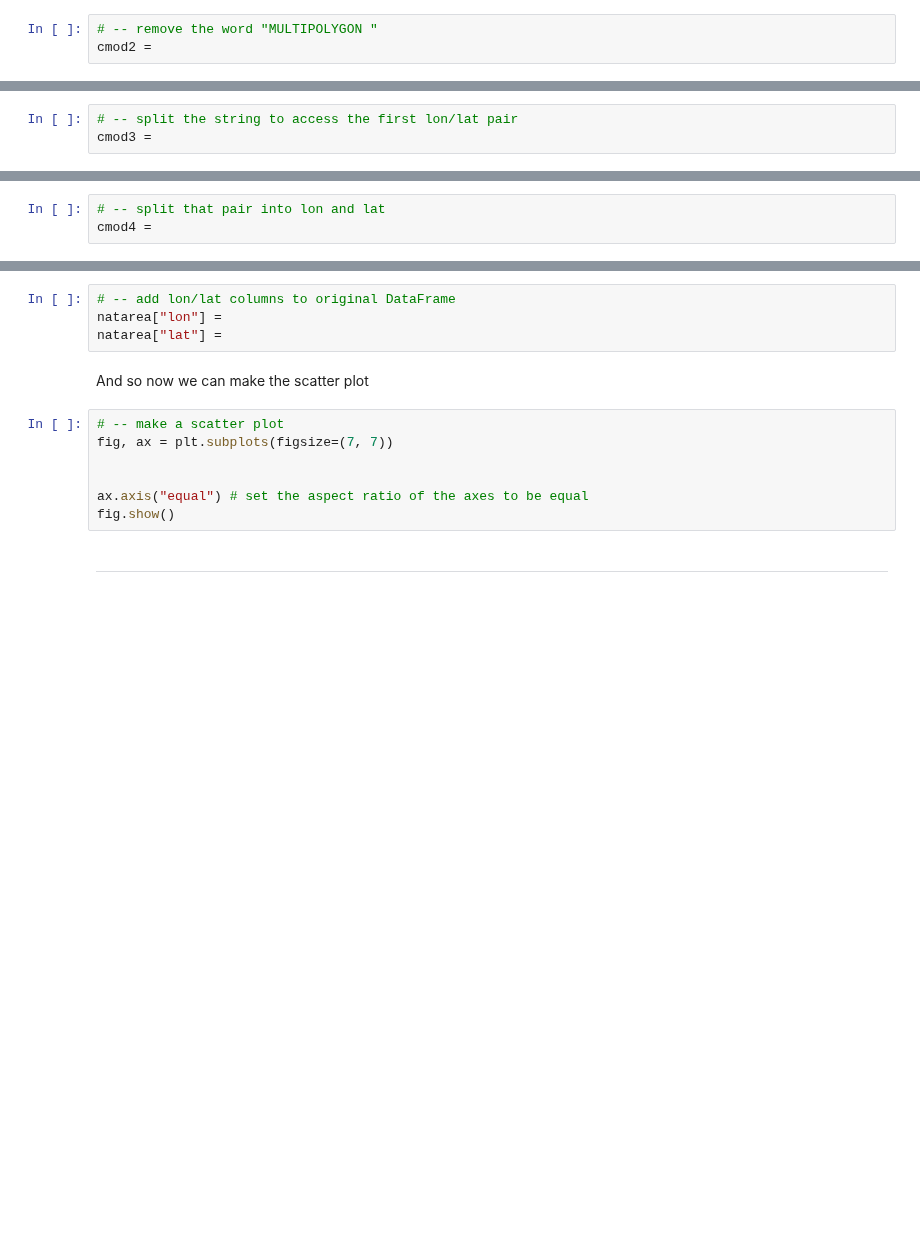
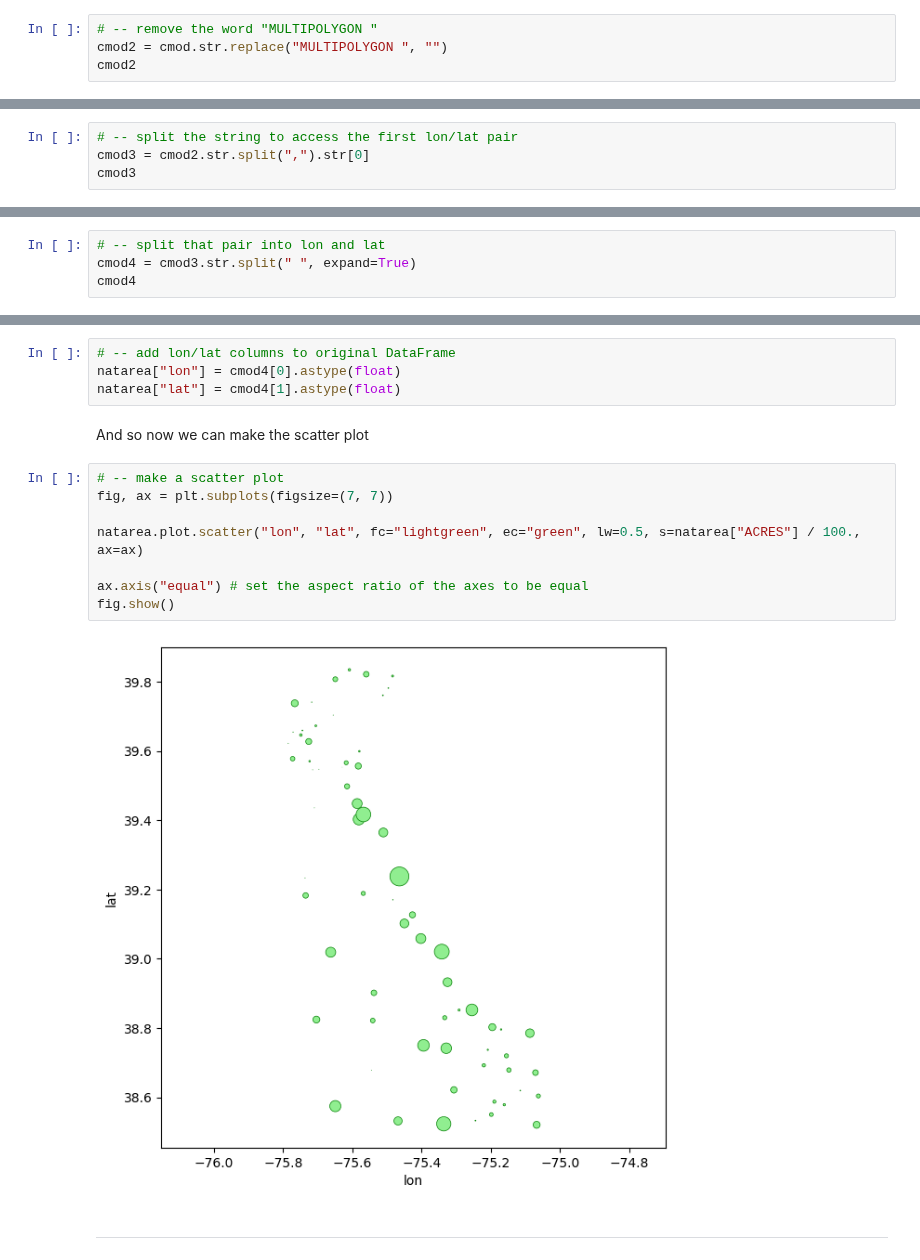
Before and after one commit to ReidelVichot/DSTEP23, a Jupyter notebook: week_4/dstep23_delaware_natural_areas_rvichot.ipynb, the cells around one changed output, grey strips where cells are left out. Cells and saved outputs as stored; diff of their text form; blank space fills up the shorter version.

```diff
--- a/week_4/dstep23_delaware_natural_areas_rvichot.ipynb
+++ b/week_4/dstep23_delaware_natural_areas_rvichot.ipynb
@@ -99,3 +203,4 @@ cmod =
 # %%
 # -- remove the word "MULTIPOLYGON "
-cmod2 =
+cmod2 = cmod.str.replace("MULTIPOLYGON ", "")
+cmod2
@@ -102,3 +220,4 @@ cmod2 =
 # %%
 # -- split the string to access the first lon/lat pair
-cmod3 =
+cmod3 = cmod2.str.split(",").str[0]
+cmod3
@@ -105,3 +237,4 @@ cmod3 =
 # %%
 # -- split that pair into lon and lat
-cmod4 =
+cmod4 = cmod3.str.split(" ", expand=True)
+cmod4
@@ -109,17 +256,20 @@ cmod4 =
 Let's add these locations back to the natural areas DataFrame:
 # %%
 # -- add lon/lat columns to original DataFrame
-natarea["lon"] =
-natarea["lat"] =
+natarea["lon"] = cmod4[0].astype(float)
+natarea["lat"] = cmod4[1].astype(float)
 # %% [markdown]
 And so now we can make the scatter plot
 # %%
 # -- make a scatter plot
 fig, ax = plt.subplots(figsize=(7, 7))
 
+natarea.plot.scatter("lon", "lat", fc="lightgreen", ec="green", lw=0.5, s=natarea["ACRES"] / 100., ax=ax)
 
 ax.axis("equal") # set the aspect ratio of the axes to be equal
 fig.show()
+# %% [output]
+[figure, added]
 # %% [markdown]
 ---
 # %% [markdown]
```
Also changed, not shown: parts of 24 cells of this notebook.
